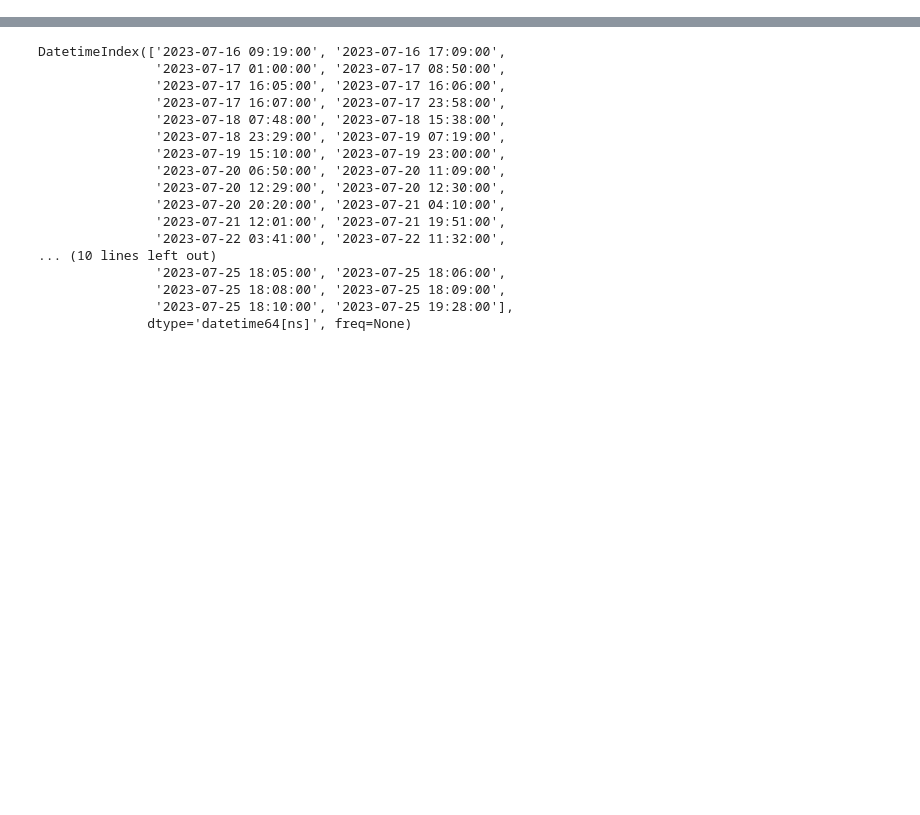
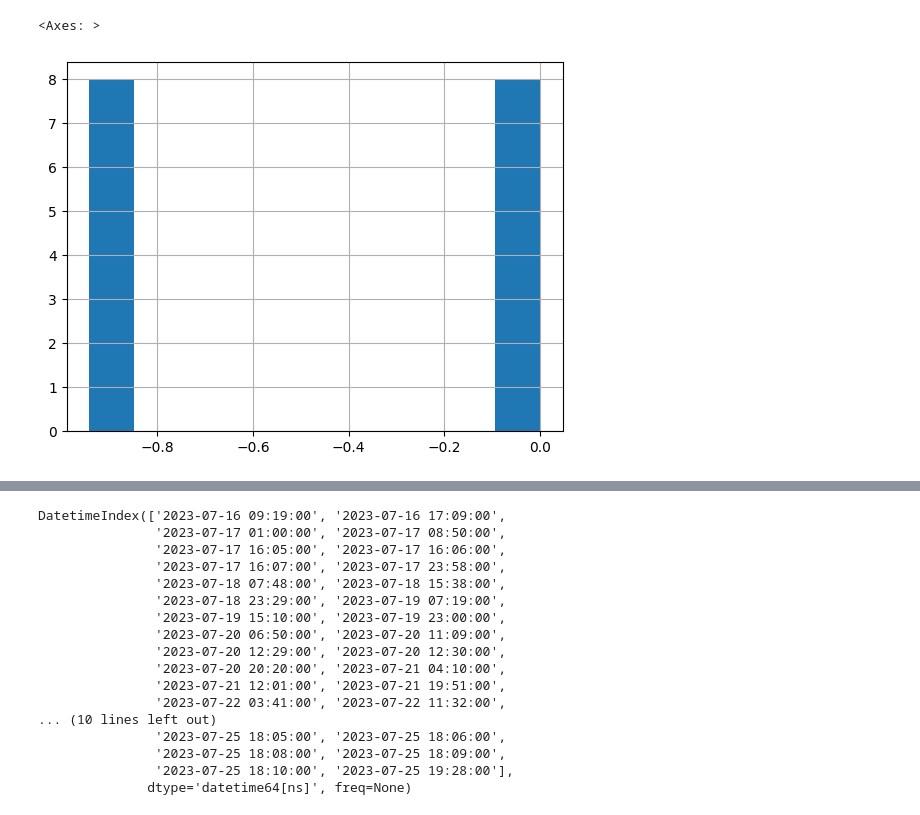
Before and after one commit to alterino/pellet_tech, a Jupyter notebook: model_dev/model_dev_updated.ipynb, the cells around one changed output, grey strips where cells are left out. Cells and saved outputs as stored; diff of their text form; code cells hidden in the pictures; blank space fills up the shorter version.

```diff
--- a/model_dev/model_dev_updated.ipynb
+++ b/model_dev/model_dev_updated.ipynb
@@ -76,0 +481,5 @@ def merge_data_with_time(df, window='1T', agg_func='mean', verbose=False):
+# %%
+processed_data['EX4']['Screw Speed'].hist()
+# %% [output]
+<Axes: >
+[figure, added]
```
Also changed, not shown: parts of 95 cells of this notebook, 20 other files.
